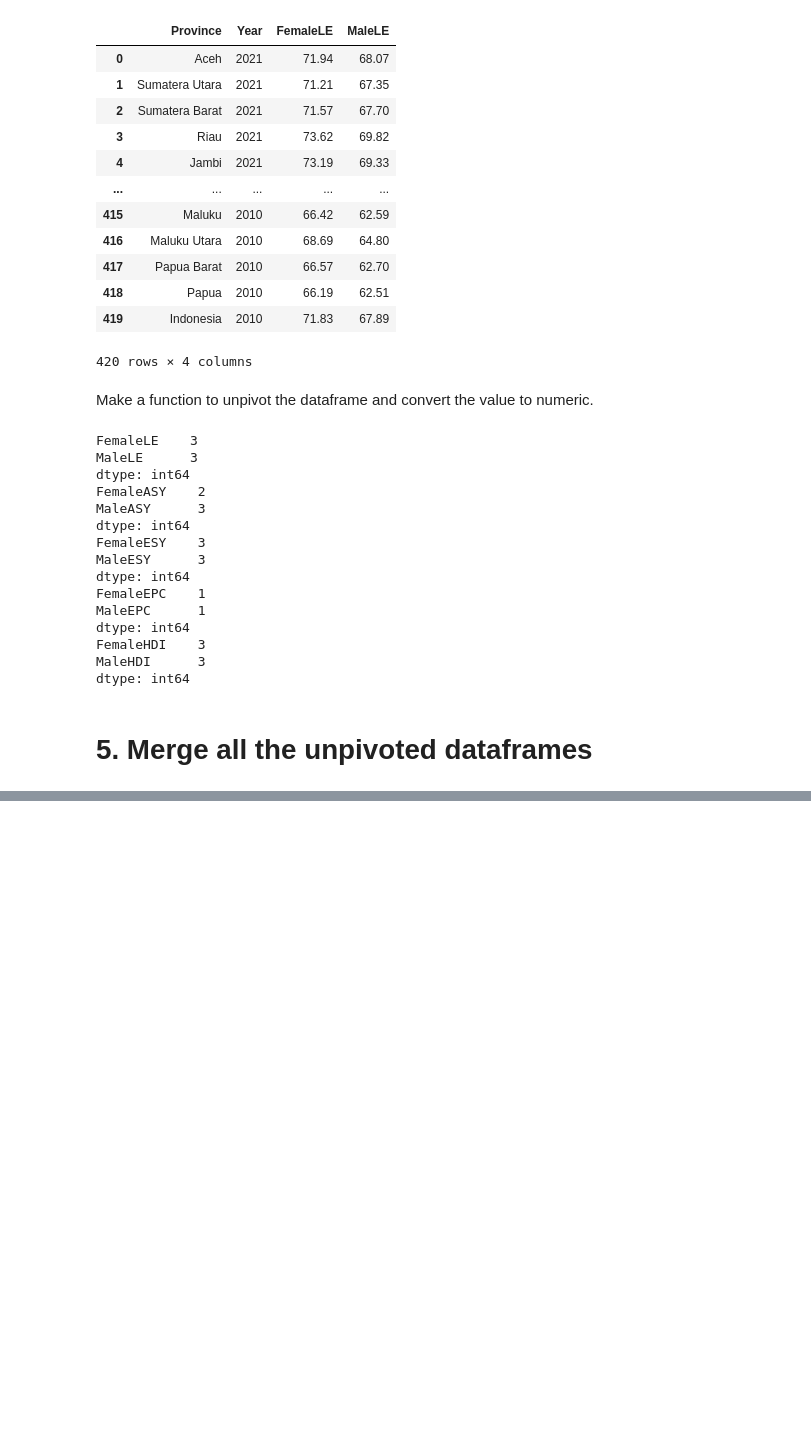
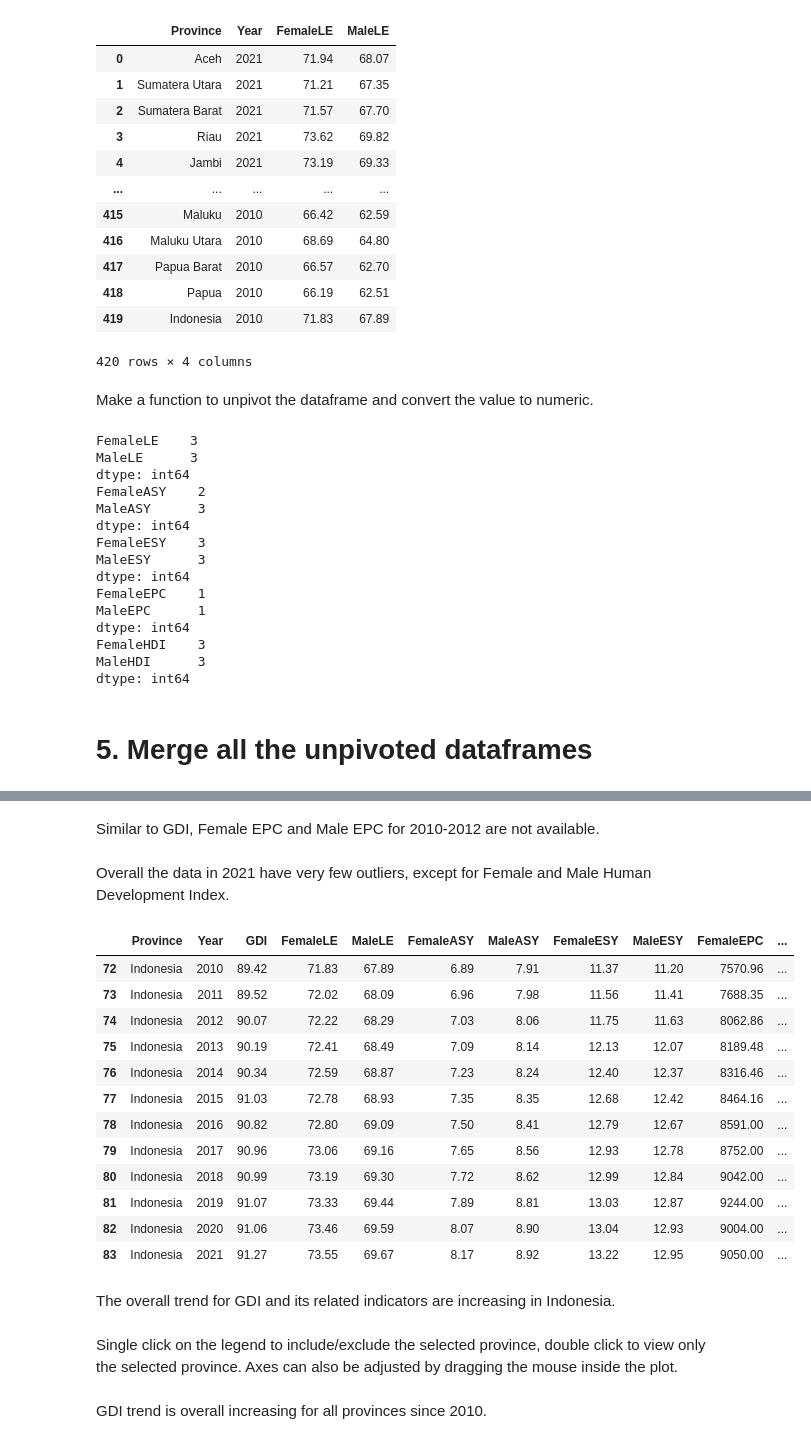
Before and after one commit to tmtsmrsl/GenderEqualityIndonesia, a Jupyter notebook: CapstoneProject.ipynb, the cells around one changed output, grey strips where cells are left out. Drawn from its saved outputs; the diff is of its cells as text; code cells hidden in the pictures; blank space fills up the shorter version.

```diff
--- a/CapstoneProject.ipynb
+++ b/CapstoneProject.ipynb
@@ -487,0 +498,5 @@ viz_df.dtype
+# %% [markdown]
+Similar to GDI, Female EPC and Male EPC for 2010-2012 are not available.
+# %%
+unp_pro_df.loc[unp_pro_df["FemaleEPC"]==0,"FemaleEPC"] = np.nan
+unp_pro_df.loc[unp_pro_df["MaleEPC"]==0,"MaleEPC"] = np.nan
@@ -487,0 +519,20 @@ viz_df.dtype
+# %% [markdown]
+Overall the data in 2021 have very few outliers, except for Female and Male Human Development Index.
+# %%
+unp_pro_df[unp_pro_df['Province']=='Indonesia']
+# %% [output]
+|  | Province | Year | GDI | FemaleLE | MaleLE | FemaleASY | MaleASY | FemaleESY | MaleESY | FemaleEPC | ... |
+| 72 | Indonesia | 2010 | 89.42 | 71.83 | 67.89 | 6.89 | 7.91 | 11.37 | 11.20 | 7570.96 | ... |
+| 73 | Indonesia | 2011 | 89.52 | 72.02 | 68.09 | 6.96 | 7.98 | 11.56 | 11.41 | 7688.35 | ... |
+| 74 | Indonesia | 2012 | 90.07 | 72.22 | 68.29 | 7.03 | 8.06 | 11.75 | 11.63 | 8062.86 | ... |
+| 75 | Indonesia | 2013 | 90.19 | 72.41 | 68.49 | 7.09 | 8.14 | 12.13 | 12.07 | 8189.48 | ... |
+| 76 | Indonesia | 2014 | 90.34 | 72.59 | 68.87 | 7.23 | 8.24 | 12.40 | 12.37 | 8316.46 | ... |
+| 77 | Indonesia | 2015 | 91.03 | 72.78 | 68.93 | 7.35 | 8.35 | 12.68 | 12.42 | 8464.16 | ... |
+| 78 | Indonesia | 2016 | 90.82 | 72.80 | 69.09 | 7.50 | 8.41 | 12.79 | 12.67 | 8591.00 | ... |
+| 79 | Indonesia | 2017 | 90.96 | 73.06 | 69.16 | 7.65 | 8.56 | 12.93 | 12.78 | 8752.00 | ... |
+| 80 | Indonesia | 2018 | 90.99 | 73.19 | 69.30 | 7.72 | 8.62 | 12.99 | 12.84 | 9042.00 | ... |
+| 81 | Indonesia | 2019 | 91.07 | 73.33 | 69.44 | 7.89 | 8.81 | 13.03 | 12.87 | 9244.00 | ... |
+| 82 | Indonesia | 2020 | 91.06 | 73.46 | 69.59 | 8.07 | 8.90 | 13.04 | 12.93 | 9004.00 | ... |
+| 83 | Indonesia | 2021 | 91.27 | 73.55 | 69.67 | 8.17 | 8.92 | 13.22 | 12.95 | 9050.00 | ... |
+# %% [markdown]
+The overall trend for GDI and its related indicators are increasing in Indonesia.
@@ -487,0 +541,2 @@ viz_df.dtype
+# %% [markdown]
+Single click on the legend to include/exclude the selected province, double click to view only the selected province. Axes can also be adjusted by dragging the mouse inside the plot.
@@ -487,0 +545,2 @@ viz_df.dtype
+# %% [markdown]
+GDI trend is overall increasing for all provinces since 2010.
```
Also changed, not shown: parts of 26 cells of this notebook, 1 other file.
